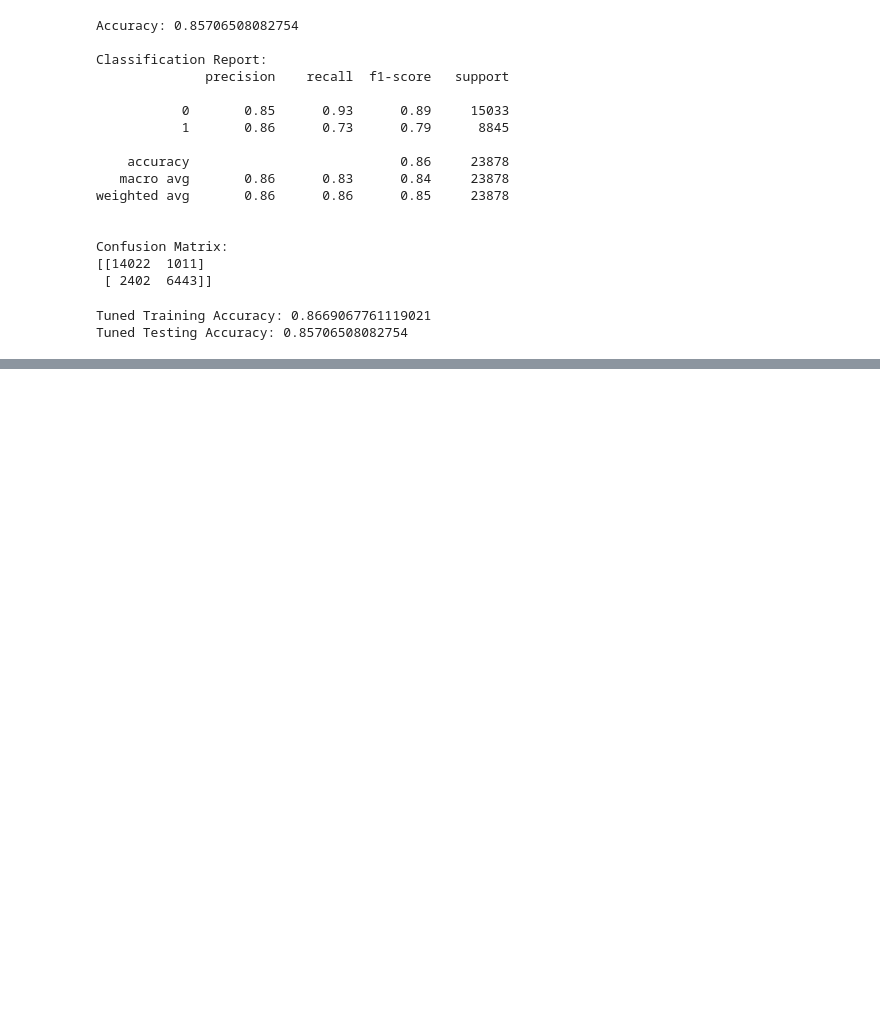
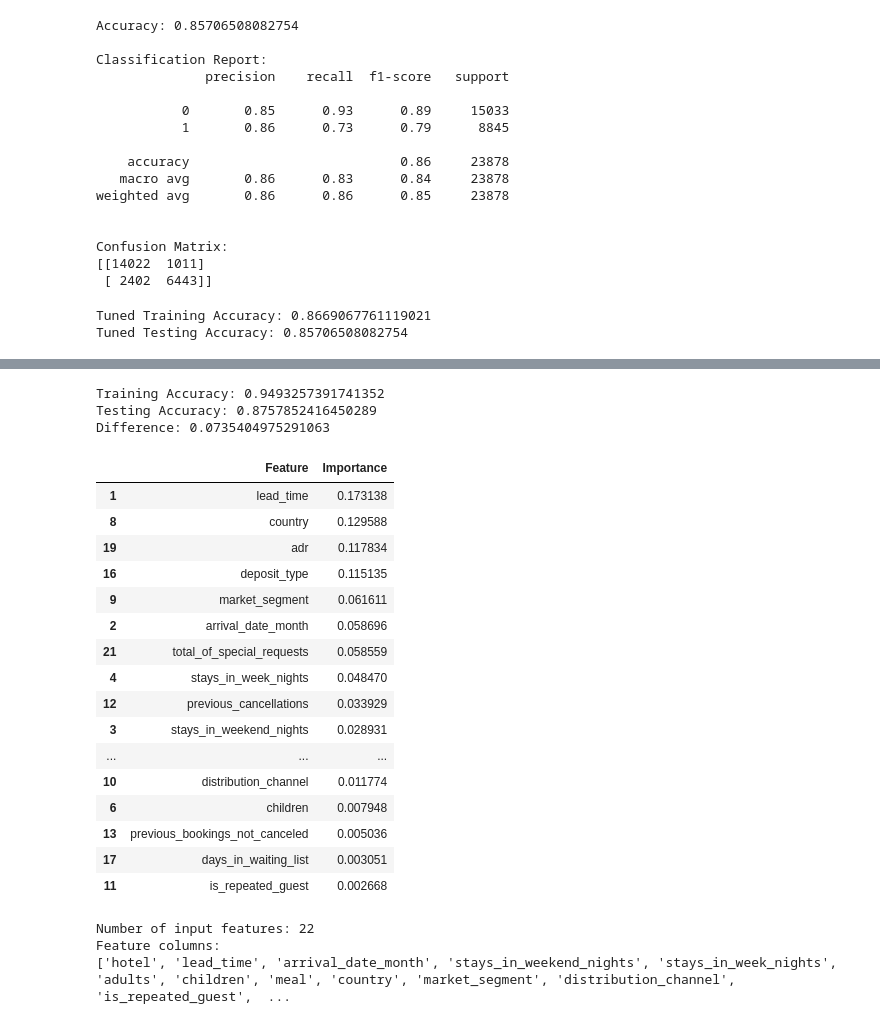
Before and after one commit to kabisha009-debug/Hotel-booking-prediction-and-reservation-analysis-1, a Jupyter notebook: hotel booking 1.ipynb, the cells around one changed output, grey strips where cells are left out. Saved outputs shown, nothing was run; the diff lists cells and outputs as text; code cells hidden in the pictures; blank space fills up the shorter version.

Commit message:
Update hotel booking model development

```diff
--- a/hotel booking 1.ipynb
+++ b/hotel booking 1.ipynb
@@ -562,0 +568,22 @@ Tuned Testing Accuracy: 0.85706508082754
+# %%
+param_dist = {
+    'n_estimators': [100, 150, 200, 300],
+    'max_depth': [10, 15, 20, 25, None],
+    'min_samples_split': [2, 5, 10, 20],
+    'min_samples_leaf': [1, 2, 4, 8],
+    'max_features': ['sqrt', 'log2']
+}
+# %%
+rf = RandomForestClassifier(random_state=42,n_jobs=-1)
+random_search = RandomizedSearchCV(
+    estimator=rf,
+    param_distributions=param_dist,
+    n_iter=10,
+    cv=3,
+    scoring='f1',
+    random_state=42,
+    n_jobs=1,
+    verbose=1
+)
+# %%
+random_search.fit(X_train, y_train)
@@ -562,0 +607,6 @@ Tuned Testing Accuracy: 0.85706508082754
+# %%
+best_rf = random_search.best_estimator_
+
+best_rf.fit(X_train, y_train)
+
+y_pred_best = best_rf.predict(X_test)
@@ -562,0 +640,49 @@ Tuned Testing Accuracy: 0.85706508082754
+# %%
+train_accuracy = best_rf.score(X_train, y_train)
+test_accuracy = best_rf.score(X_test, y_test)
+
+print("Training Accuracy:", train_accuracy)
+print("Testing Accuracy:", test_accuracy)
+print("Difference:", train_accuracy - test_accuracy)
+# %% [output]
+Training Accuracy: 0.9493257391741352
+Testing Accuracy: 0.8757852416450289
+Difference: 0.0735404975291063
+# %%
+feature_importance = pd.DataFrame({
+    'Feature': X_train.columns,
+    'Importance': rf_model.feature_importances_
+})
+
+feature_importance = feature_importance.sort_values(
+    by='Importance',
+    ascending=False
+)
+
+feature_importance
+# %% [output]
+|  | Feature | Importance |
+| 1 | lead_time | 0.173138 |
+| 8 | country | 0.129588 |
+| 19 | adr | 0.117834 |
+| 16 | deposit_type | 0.115135 |
+| 9 | market_segment | 0.061611 |
+| 2 | arrival_date_month | 0.058696 |
+| 21 | total_of_special_requests | 0.058559 |
+| 4 | stays_in_week_nights | 0.048470 |
+| 12 | previous_cancellations | 0.033929 |
+| 3 | stays_in_weekend_nights | 0.028931 |
+| ... | ... | ... |
+| 10 | distribution_channel | 0.011774 |
+| 6 | children | 0.007948 |
+| 13 | previous_bookings_not_canceled | 0.005036 |
+| 17 | days_in_waiting_list | 0.003051 |
+| 11 | is_repeated_guest | 0.002668 |
+# %%
+print("Number of input features:", X_train.shape[1])
+print("Feature columns:")
+print(X_train.columns.tolist())
+# %% [output]
+Number of input features: 22
+Feature columns:
+['hotel', 'lead_time', 'arrival_date_month', 'stays_in_weekend_nights', 'stays_in_week_nights', 'adults', 'children', 'meal', 'country', 'market_segment', 'distribution_channel', 'is_repeated_guest',  ...
```
Also changed, not shown: parts of 9 cells of this notebook.
